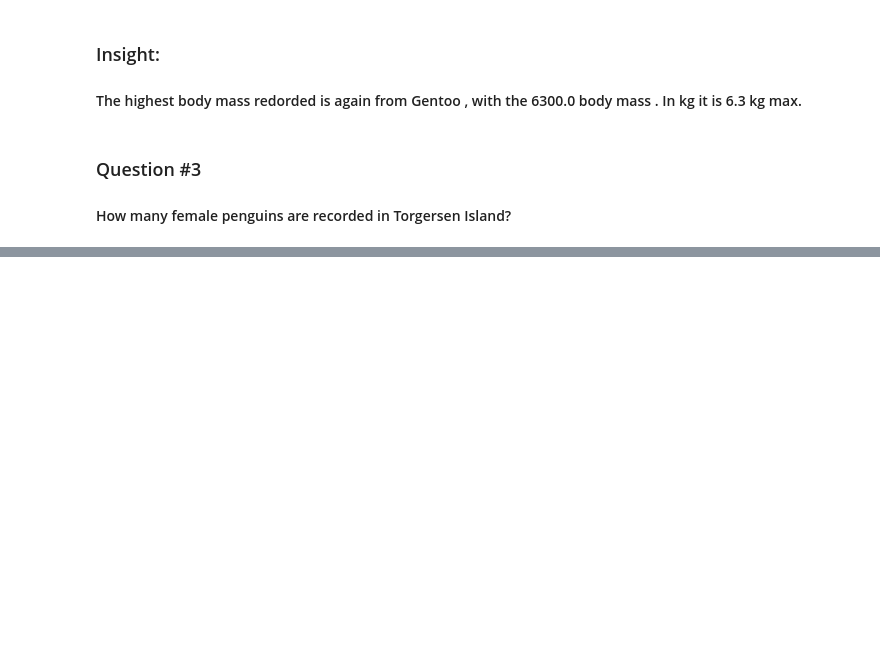
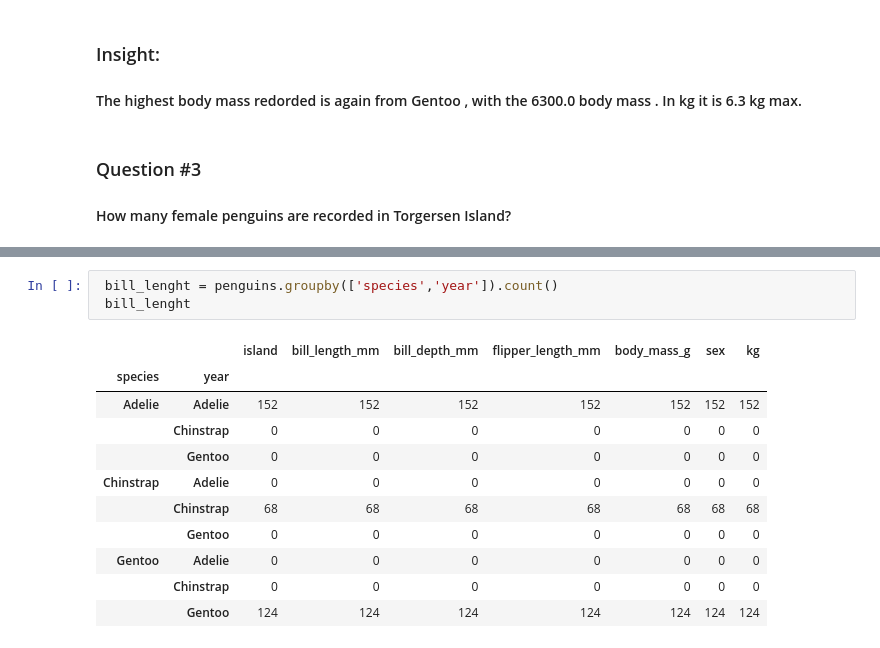
Before and after one commit to mariscotes/ELECT303-DataAnalytics, a Jupyter notebook: Mariscotes_3B/elect303/Activity1.ipynb, the cells around one changed output, grey strips where cells are left out. Cells and saved outputs as stored; diff of their text form; blank space fills up the shorter version.

```diff
--- a/Mariscotes_3B/elect303/Activity1.ipynb
+++ b/Mariscotes_3B/elect303/Activity1.ipynb
@@ -492,0 +524,15 @@ Name: count, dtype: int64
+# %%
+ bill_lenght = penguins.groupby(['species','year']).count()
+ bill_lenght
+# %% [output]
+|  |  | island | bill_length_mm | bill_depth_mm | flipper_length_mm | body_mass_g | sex | kg |
+| species | year |  |  |  |  |  |  |  |
+| Adelie | Adelie | 152 | 152 | 152 | 152 | 152 | 152 | 152 |
+|  | Chinstrap | 0 | 0 | 0 | 0 | 0 | 0 | 0 |
+|  | Gentoo | 0 | 0 | 0 | 0 | 0 | 0 | 0 |
+| Chinstrap | Adelie | 0 | 0 | 0 | 0 | 0 | 0 | 0 |
+|  | Chinstrap | 68 | 68 | 68 | 68 | 68 | 68 | 68 |
+|  | Gentoo | 0 | 0 | 0 | 0 | 0 | 0 | 0 |
+| Gentoo | Adelie | 0 | 0 | 0 | 0 | 0 | 0 | 0 |
+|  | Chinstrap | 0 | 0 | 0 | 0 | 0 | 0 | 0 |
+|  | Gentoo | 124 | 124 | 124 | 124 | 124 | 124 | 124 |
```
Also changed, not shown: parts of 46 cells of this notebook.
